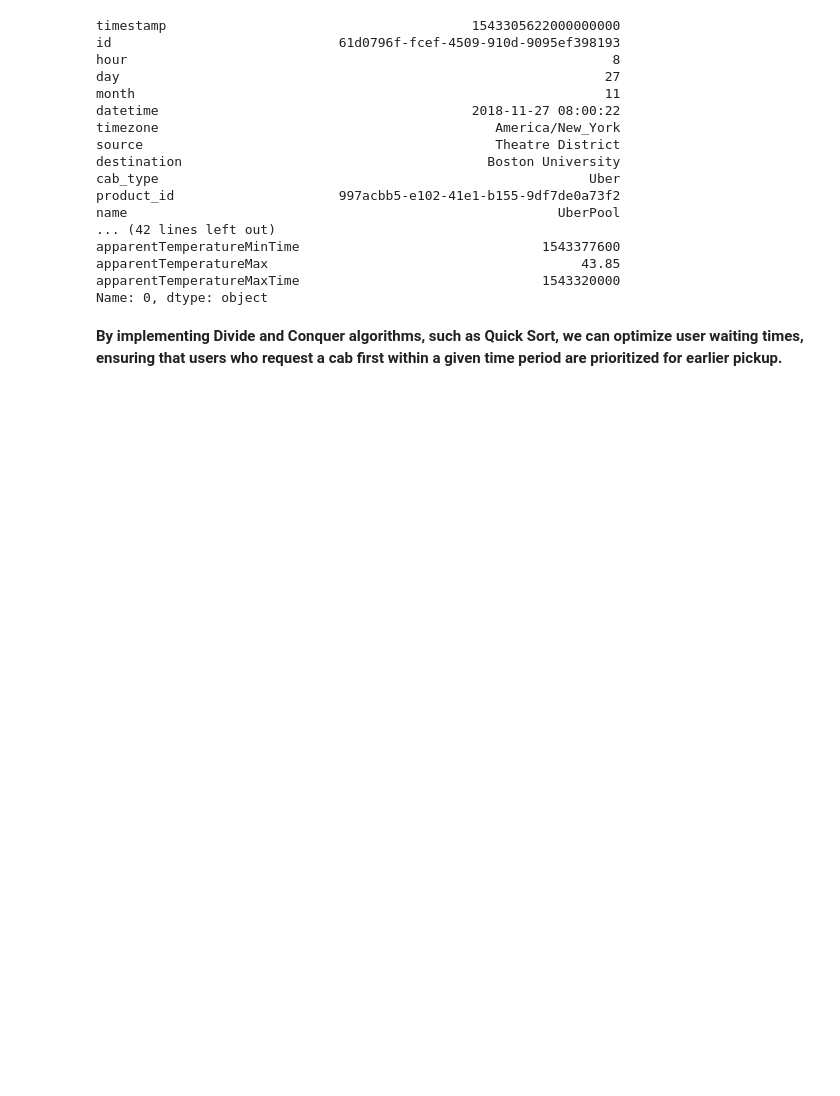
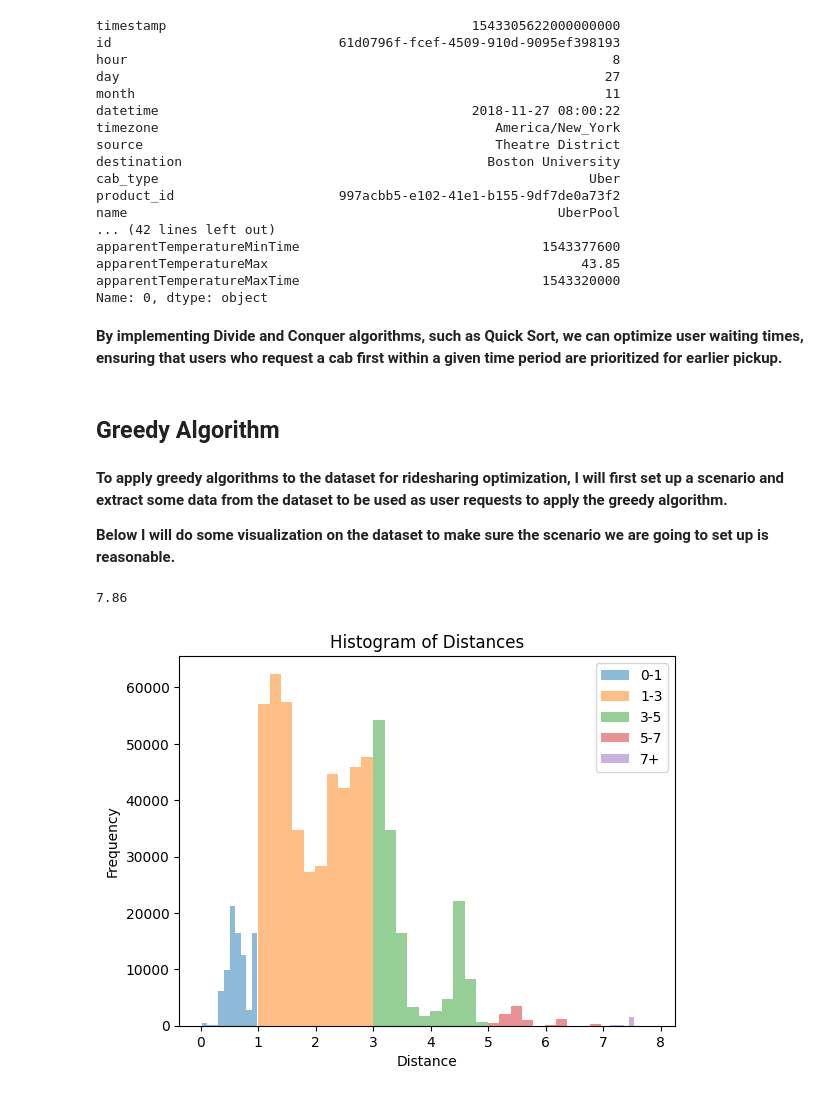
Before and after one commit to ChloeH719/Algorithm-and-Complexity, a Jupyter notebook: project/final_project.ipynb, the cells around one changed output. Cells and saved outputs as stored; diff of their text form; code cells hidden in the pictures; blank space fills up the shorter version.

Commit message:
Greedy algorithm done

```diff
--- a/project/final_project.ipynb
+++ b/project/final_project.ipynb
@@ -192,3 +192,54 @@ apparentTemperatureMaxTime                               1543320000
 Name: 0, dtype: object
 # %% [markdown]
 **By implementing Divide and Conquer algorithms, such as Quick Sort, we can optimize user waiting times, ensuring that users who request a cab first within a given time period are prioritized for earlier pickup.**
+# %% [markdown]
+## **Greedy Algorithm**
+# %% [markdown]
+**To apply greedy algorithms to the dataset for ridesharing optimization, I will first set up a scenario and extract some data from the dataset to be used as user requests to apply the greedy algorithm.**
+
+**Below I will do some visualization on the dataset to make sure the scenario we are going to set up is reasonable.**
+# %%
+# Create a frequncy plot of the distance of the rides
+# Use the original dataset
+distances = df['distance'].tolist()
+
+# print the maximum distance
+max(distances)
+# %% [output]
+7.86
+# %%
+# Divide the distances into 10 groups:0-1, 1-3, 3-5,5-7,7+
+distances_0_1 = []
+distances_1_3 = []
+distances_3_5 = []
+distances_5_7 = []
+distances_7 = []
+
+for distance in distances:
+    if distance < 1:
+        distances_0_1.append(distance)
+    elif distance < 3:
+        distances_1_3.append(distance)
+    elif distance < 5:
+        distances_3_5.append(distance)
+    elif distance < 7:
+        distances_5_7.append(distance)
+    elif distance >= 7:
+        distances_7.append(distance)
+    # Skip the data entries with no distance
+    else:
+        continue
+# %%
+# Plot histogram for the distances
+plt.hist(distances_0_1, bins=10, alpha=0.5, label='0-1')
+plt.hist(distances_1_3, bins=10, alpha=0.5, label='1-3')
+plt.hist(distances_3_5, bins=10, alpha=0.5, label='3-5')
+plt.hist(distances_5_7, bins=10, alpha=0.5, label='5-7')
+plt.hist(distances_7, bins=10, alpha=0.5, label='7+')
+plt.legend(loc='upper right')
+plt.title('Histogram of Distances')
+plt.xlabel('Distance')
+plt.ylabel('Frequency')
+plt.show()
+# %% [output]
+[figure, added]
```
Also changed, not shown: parts of 15 cells of this notebook, 1 other file.
